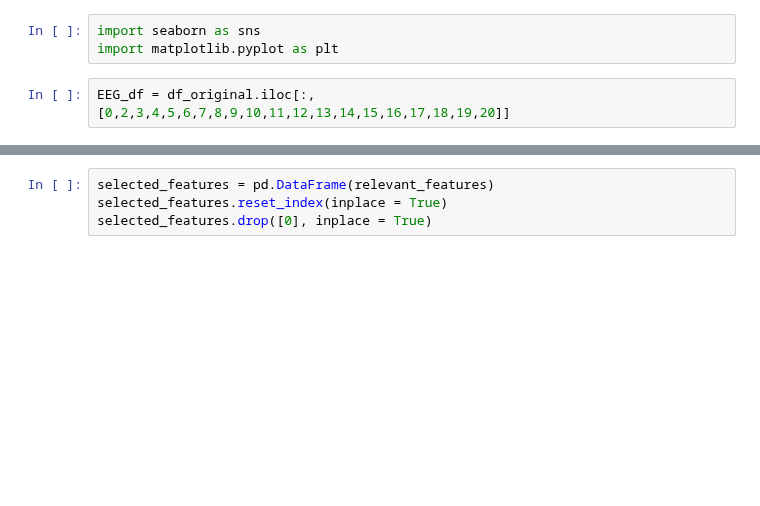
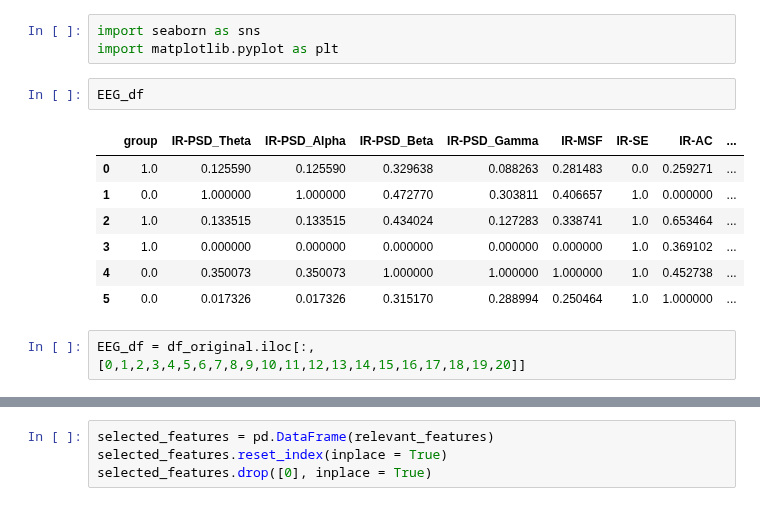
Before and after one commit to Sirabhop/Preclinical-AD-EEG-classification, a Jupyter notebook: Machine_Learning_Modeling.ipynb, the cells around one changed output, grey strips where cells are left out. Saved outputs shown, nothing was run; the diff lists cells and outputs as text; blank space fills up the shorter version.

```diff
--- a/Machine_Learning_Modeling.ipynb
+++ b/Machine_Learning_Modeling.ipynb
@@ -156,8 +134,18 @@ using filter method
 # %%
 import seaborn as sns
 import matplotlib.pyplot as plt
+# %%
+EEG_df
+# %% [output]
+|  | group | IR-PSD_Theta | IR-PSD_Alpha | IR-PSD_Beta | IR-PSD_Gamma | IR-MSF | IR-SE | IR-AC | ... |
+| 0 | 1.0 | 0.125590 | 0.125590 | 0.329638 | 0.088263 | 0.281483 | 0.0 | 0.259271 | ... |
+| 1 | 0.0 | 1.000000 | 1.000000 | 0.472770 | 0.303811 | 0.406657 | 1.0 | 0.000000 | ... |
+| 2 | 1.0 | 0.133515 | 0.133515 | 0.434024 | 0.127283 | 0.338741 | 1.0 | 0.653464 | ... |
+| 3 | 1.0 | 0.000000 | 0.000000 | 0.000000 | 0.000000 | 0.000000 | 1.0 | 0.369102 | ... |
+| 4 | 0.0 | 0.350073 | 0.350073 | 1.000000 | 1.000000 | 1.000000 | 1.0 | 0.452738 | ... |
+| 5 | 0.0 | 0.017326 | 0.017326 | 0.315170 | 0.288994 | 0.250464 | 1.0 | 1.000000 | ... |
 # %%
-EEG_df = df_original.iloc[:,[0,2,3,4,5,6,7,8,9,10,11,12,13,14,15,16,17,18,19,20]]
+EEG_df = df_original.iloc[:,[0,1,2,3,4,5,6,7,8,9,10,11,12,13,14,15,16,17,18,19,20]]
 # %%
 plt.figure(figsize=(12,10))
 cor = EEG_df.corr()
```
Also changed, not shown: parts of 14 cells of this notebook.
